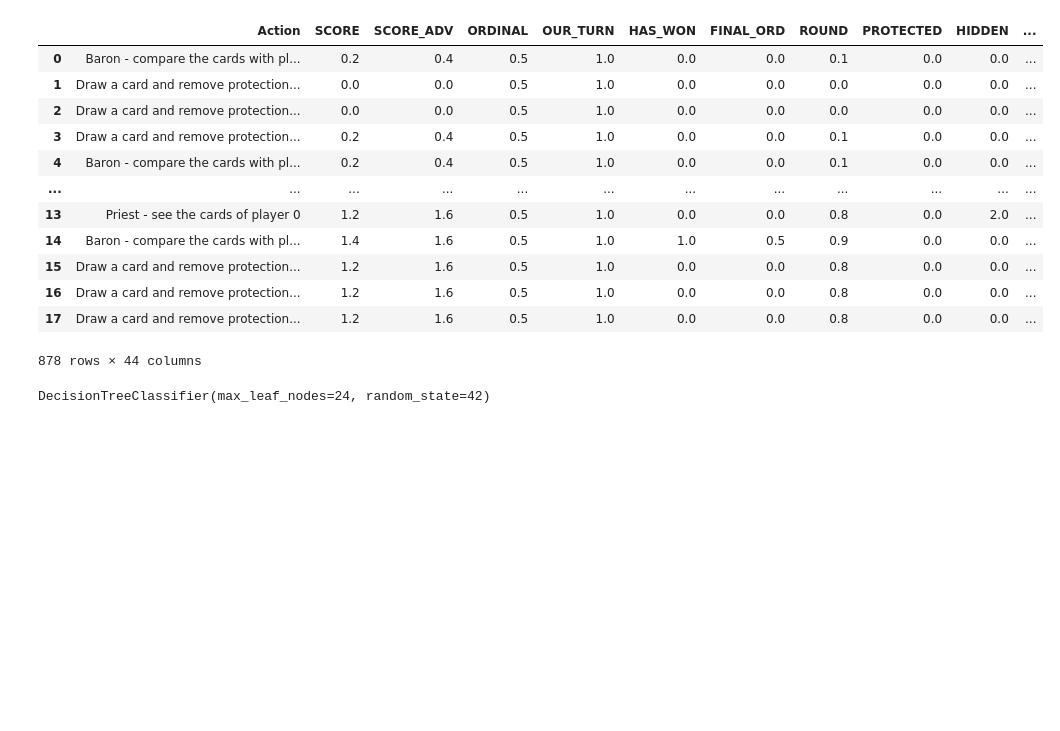
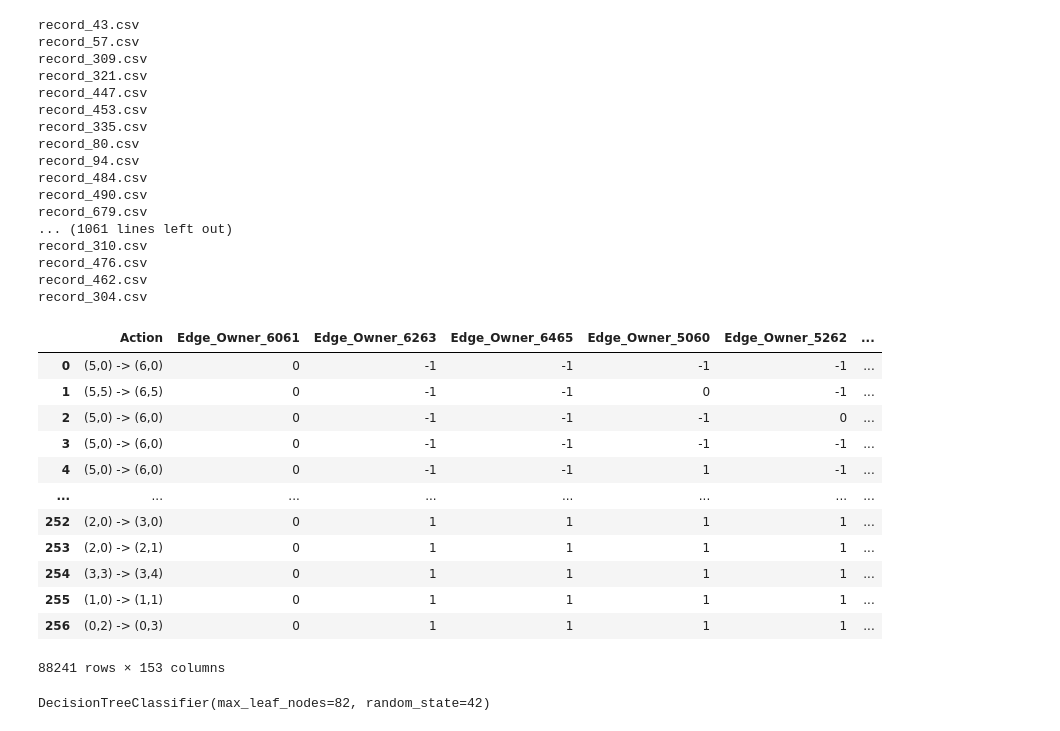
Before and after one commit to rovenr12/MCTS_Visualisation_Web, a Jupyter notebook: Decision Tree & RNN.ipynb, the cells around one changed output. Saved outputs shown, nothing was run; the diff lists cells and outputs as text; code cells hidden in the pictures; blank space fills up the shorter version.

Commit message:
Decision Tree & Feature_based explaination

```diff
--- a/Decision Tree & RNN.ipynb
+++ b/Decision Tree & RNN.ipynb
@@ -32,24 +33,64 @@ def load_data(filename, sep='\t', visit_threshold=5):
+# %%
+# generate state action pair from its children who has the highest value
+def load_data(filename, sep='\t', visit_threshold=5, col='Game_Features'):
+    df = pd.read_csv(filename, sep=sep)
+    features = json.loads(df.iloc[0][col]).keys()
+    data = {"Action": []}
+
+    for feature in features:
+        data[feature] = []
+
+    for _, row in df.iterrows():
+        state_features = json.loads(row[col])
+        children = df[df['Parent_Name'] == row['Name']]
+        children = children[children['Visits'] >= visit_threshold]
+        if children.shape[0]:
+            child = children.nlargest(1, 'Value')
+            child_action = child.iloc[0]['Action_Name']
+            for feature in state_features:
+                data[feature].append(state_features[feature])
+            data['Action'].append(child_action)
+
+    return pd.DataFrame(data)
 # %%
 dfs = []
 
-for i in range(0, 18):
-    if i == 3:
+for i in os.listdir("DotsAndBoxes"):
+    if i.split(".")[-1] != 'csv':
         continue
-    dfs.append(load_data(f"MCTS_test_{i}.csv"))
+    print(i)
+    dfs.append(load_data(f"DotsAndBoxes/{i}", visit_threshold=1, col='Game_State'))
 
 df = pd.concat(dfs)
 df
 # %% [output]
+record_43.csv
+record_57.csv
+record_309.csv
+record_321.csv
+record_447.csv
+record_453.csv
+record_335.csv
+record_80.csv
+record_94.csv
+record_484.csv
+record_490.csv
+record_679.csv
+... (1061 lines left out)
+record_310.csv
+record_476.csv
+record_462.csv
+record_304.csv
-|  | Action | SCORE | SCORE_ADV | ORDINAL | OUR_TURN | HAS_WON | FINAL_ORD | ROUND | PROTECTED | HIDDEN | ... |
-| 0 | Baron - compare the cards with pl... | 0.2 | 0.4 | 0.5 | 1.0 | 0.0 | 0.0 | 0.1 | 0.0 | 0.0 | ... |
-| 1 | Draw a card and remove protection... | 0.0 | 0.0 | 0.5 | 1.0 | 0.0 | 0.0 | 0.0 | 0.0 | 0.0 | ... |
-| 2 | Draw a card and remove protection... | 0.0 | 0.0 | 0.5 | 1.0 | 0.0 | 0.0 | 0.0 | 0.0 | 0.0 | ... |
-| 3 | Draw a card and remove protection... | 0.2 | 0.4 | 0.5 | 1.0 | 0.0 | 0.0 | 0.1 | 0.0 | 0.0 | ... |
-| 4 | Baron - compare the cards with pl... | 0.2 | 0.4 | 0.5 | 1.0 | 0.0 | 0.0 | 0.1 | 0.0 | 0.0 | ... |
-| ... | ... | ... | ... | ... | ... | ... | ... | ... | ... | ... | ... |
-| 13 | Priest - see the cards of player 0 | 1.2 | 1.6 | 0.5 | 1.0 | 0.0 | 0.0 | 0.8 | 0.0 | 2.0 | ... |
-| 14 | Baron - compare the cards with pl... | 1.4 | 1.6 | 0.5 | 1.0 | 1.0 | 0.5 | 0.9 | 0.0 | 0.0 | ... |
-| 15 | Draw a card and remove protection... | 1.2 | 1.6 | 0.5 | 1.0 | 0.0 | 0.0 | 0.8 | 0.0 | 0.0 | ... |
-| 16 | Draw a card and remove protection... | 1.2 | 1.6 | 0.5 | 1.0 | 0.0 | 0.0 | 0.8 | 0.0 | 0.0 | ... |
-| 17 | Draw a card and remove protection... | 1.2 | 1.6 | 0.5 | 1.0 | 0.0 | 0.0 | 0.8 | 0.0 | 0.0 | ... |
+|  | Action | Edge_Owner_6061 | Edge_Owner_6263 | Edge_Owner_6465 | Edge_Owner_5060 | Edge_Owner_5262 | ... |
+| 0 | (5,0) -> (6,0) | 0 | -1 | -1 | -1 | -1 | ... |
+| 1 | (5,5) -> (6,5) | 0 | -1 | -1 | 0 | -1 | ... |
+| 2 | (5,0) -> (6,0) | 0 | -1 | -1 | -1 | 0 | ... |
+| 3 | (5,0) -> (6,0) | 0 | -1 | -1 | -1 | -1 | ... |
+| 4 | (5,0) -> (6,0) | 0 | -1 | -1 | 1 | -1 | ... |
+| ... | ... | ... | ... | ... | ... | ... | ... |
+| 252 | (2,0) -> (3,0) | 0 | 1 | 1 | 1 | 1 | ... |
+| 253 | (2,0) -> (2,1) | 0 | 1 | 1 | 1 | 1 | ... |
+| 254 | (3,3) -> (3,4) | 0 | 1 | 1 | 1 | 1 | ... |
+| 255 | (1,0) -> (1,1) | 0 | 1 | 1 | 1 | 1 | ... |
+| 256 | (0,2) -> (0,3) | 0 | 1 | 1 | 1 | 1 | ... |
-878 rows × 44 columns
+88241 rows × 153 columns
@@ -65,8 +106,8 @@ X_train, X_test, y_train, y_test = train_test_split(X, y, random_state=42)
 # %%
 clf = DecisionTreeClassifier(max_leaf_nodes=max_leaf, random_state=42)
-clf.fit(X_train, y_train)
+clf.fit(X, y)
 # %% [output]
-DecisionTreeClassifier(max_leaf_nodes=24, random_state=42)
+DecisionTreeClassifier(max_leaf_nodes=82, random_state=42)
 # %%
 text_representation = tree.export_text(clf, feature_names=list(features))
 print(text_representation)
```
Also changed, not shown: parts of 29 cells of this notebook, 3 other files.
